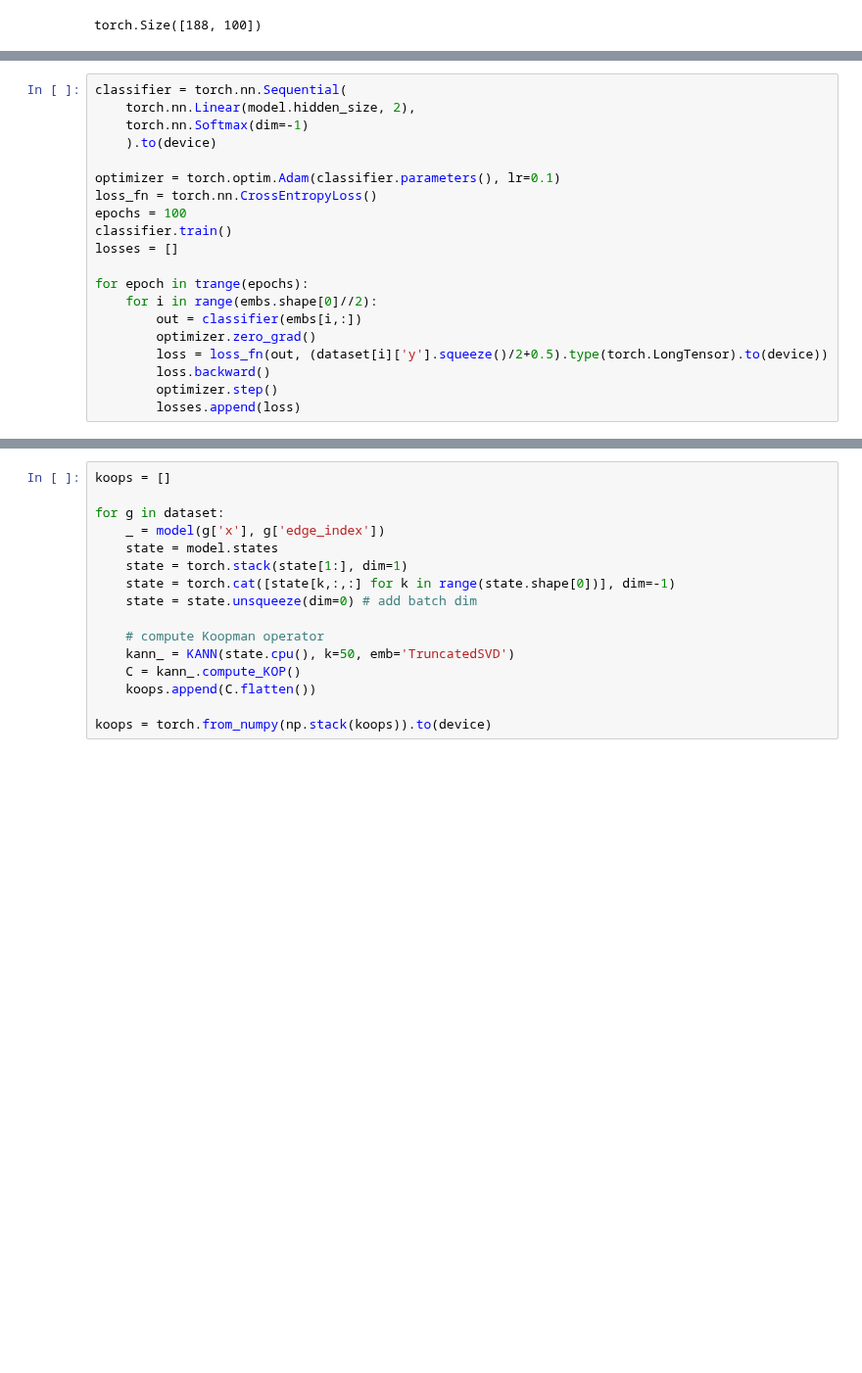
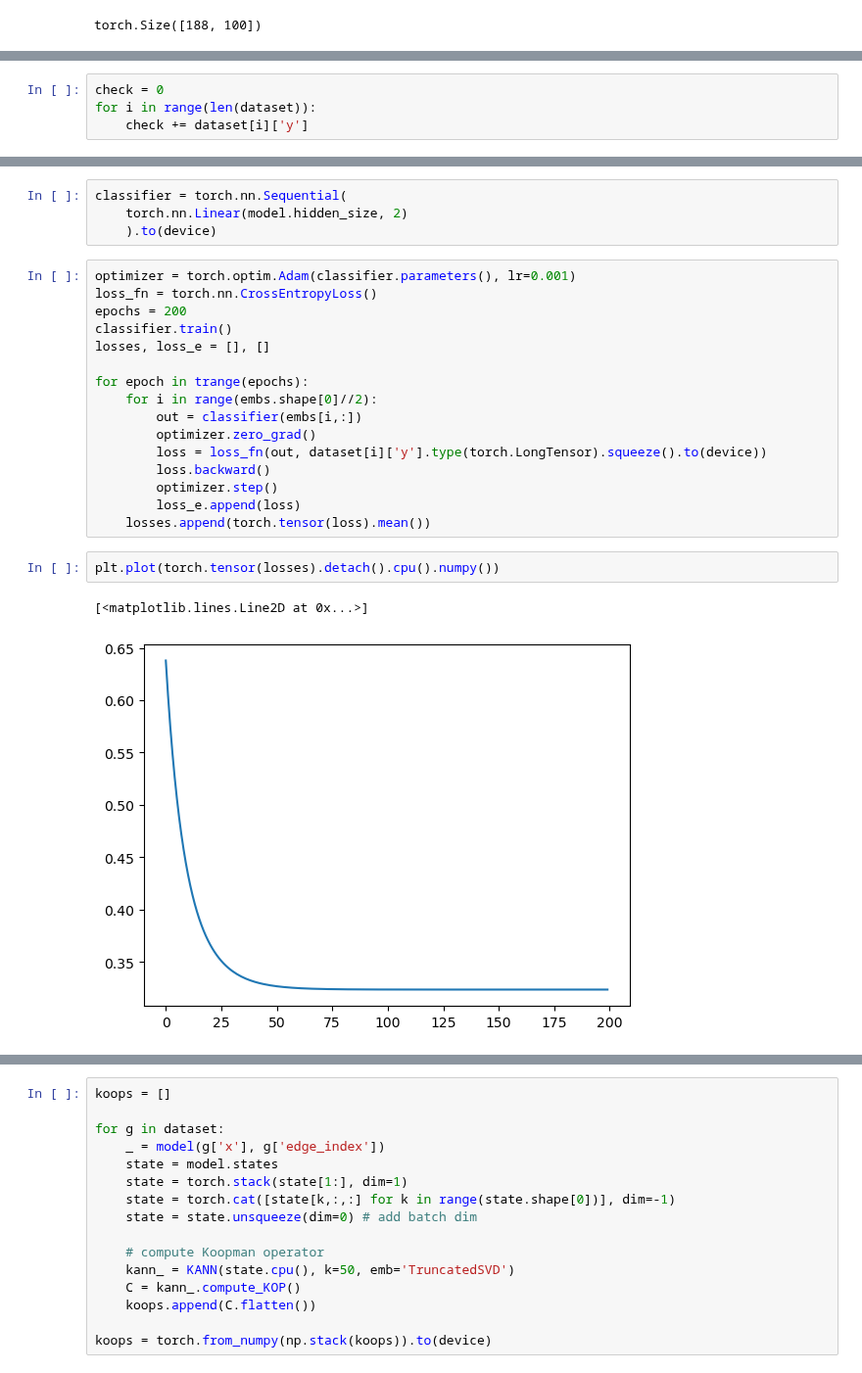
Before and after one commit to NGMLGroup/Koopman-TGNN-Interpretability, a Jupyter notebook: GraphESN_DMD.ipynb, the cells around one changed output, grey strips where cells are left out. Shown at 98% size. Saved outputs shown, nothing was run; the diff lists cells and outputs as text; blank space fills up the shorter version.

```diff
--- a/GraphESN_DMD.ipynb
+++ b/GraphESN_DMD.ipynb
@@ -61,0 +76,4 @@ torch.Size([188, 100])
+# %%
+check = 0
+for i in range(len(dataset)):
+    check += dataset[i]['y']
@@ -62,23 +84,28 @@ torch.Size([188, 100])
+# %%
+classifier = torch.nn.Sequential(
+    torch.nn.Linear(model.hidden_size, 2)
+    ).to(device)
 # %%
-classifier = torch.nn.Sequential(
-    torch.nn.Linear(model.hidden_size, 2),
-    torch.nn.Softmax(dim=-1)
-    ).to(device)
-
-optimizer = torch.optim.Adam(classifier.parameters(), lr=0.1)
+optimizer = torch.optim.Adam(classifier.parameters(), lr=0.001)
 loss_fn = torch.nn.CrossEntropyLoss()
-epochs = 100
+epochs = 200
 classifier.train()
-losses = []
+losses, loss_e = [], []
 
 for epoch in trange(epochs):
     for i in range(embs.shape[0]//2):
         out = classifier(embs[i,:])
         optimizer.zero_grad()
-        loss = loss_fn(out, (dataset[i]['y'].squeeze()/2+0.5).type(torch.LongTensor).to(device))
+        loss = loss_fn(out, dataset[i]['y'].type(torch.LongTensor).squeeze().to(device))
         loss.backward()
         optimizer.step()
-        losses.append(loss)
+        loss_e.append(loss)
+    losses.append(torch.tensor(loss).mean())
+# %%
+plt.plot(torch.tensor(losses).detach().cpu().numpy())
+# %% [output]
+[<matplotlib.lines.Line2D at 0x...>]
+[figure, added]
 # %%
 classifier.eval()
 test = 0
```
Also changed, not shown: parts of 15 cells of this notebook.
